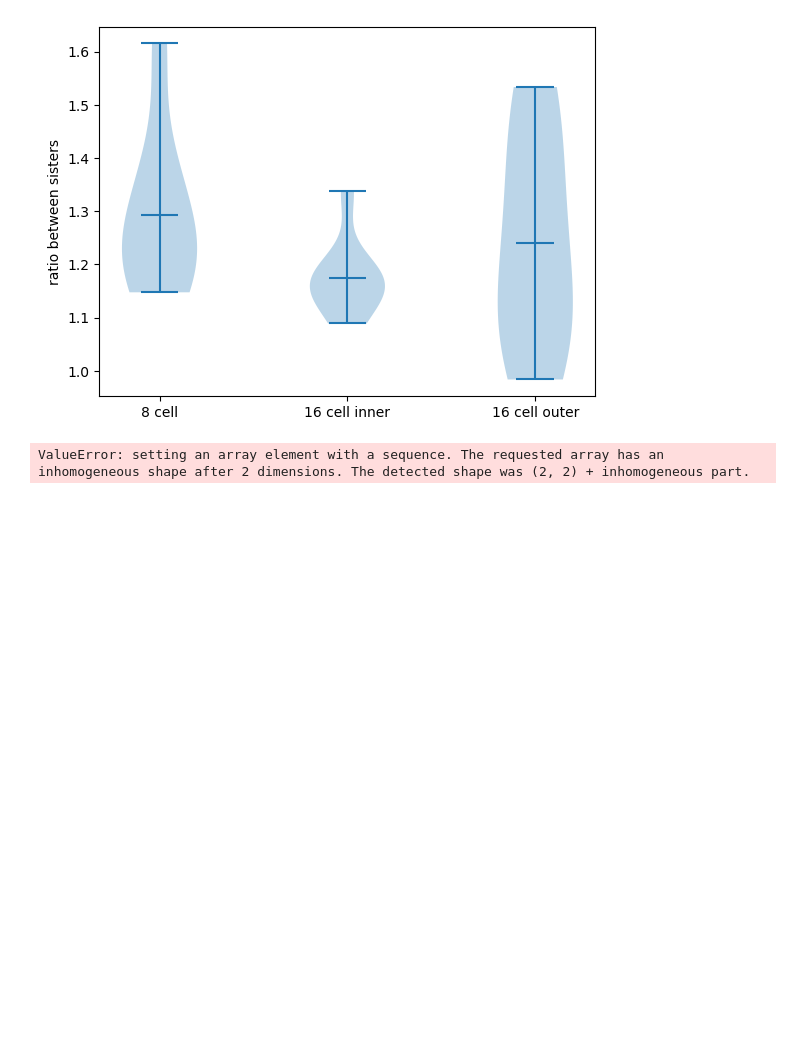
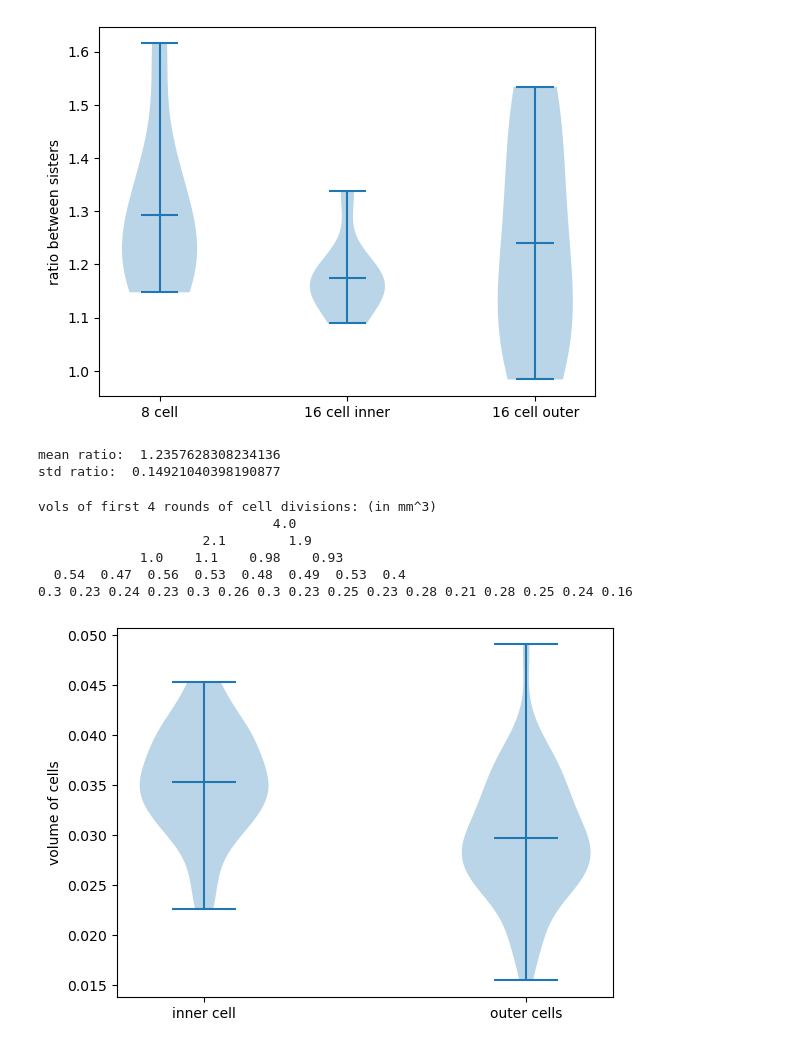
Before and after one commit to Irene-Li/MitoticWaves, a Jupyter notebook: cell_vol.ipynb, the cells around one changed output. Cells and saved outputs as stored; diff of their text form; code cells hidden in the pictures; blank space fills up the shorter version.

Commit message:
add simulations for cell volume

```diff
--- a/cell_vol.ipynb
+++ b/cell_vol.ipynb
@@ -137,6 +137,63 @@ plt.show()
 # %% [output]
 [figure]
 # %%
-m = np.mean()
+flat_ratios = np.concatenate([item for sublist in ratios for item in sublist])
+m_ratio = np.mean(flat_ratios)
+std_ratio = np.std(flat_ratios)
+
+print('mean ratio: ', m_ratio)
+print('std ratio: ', std_ratio)
 # %% [output]
-ValueError: setting an array element with a sequence. The requested array has an inhomogeneous shape after 2 dimensions. The detected shape was (2, 2) + inhomogeneous part.
+mean ratio:  1.2357628308234136
+std ratio:  0.14921040398190877
+# %%
+# generate simulations for 128 cell stage
+
+def find_depth(index):
+    return math.floor(math.log2(index + 1))
+
+def total_cells(depth):
+    return 2**(depth + 1) - 1
+
+
+V = 4.0
+vols = [V] # volume of cells at each stage in a breath first traversal order
+index = 0
+
+total = total_cells(7)
+
+for index in range(128):
+    V = vols[index]
+    n = find_depth(index)
+    m = 1 if n < 3 else m_ratio if n < 5 else 1
+    r = m + np.random.normal(0, std)
+    f1 = r/(1+r)
+    f2 = 1 - f1
+    V1 = f1*V
+    V2 = f2*V
+    vols.extend([V1, V2])
+# %%
+print('vols of first 4 rounds of cell divisions: (in mm^3)')
+print_binary_tree(vols[:total_cells(4)])
+# %% [output]
+vols of first 4 rounds of cell divisions: (in mm^3)
+                              4.0
+                     2.1        1.9
+             1.0    1.1    0.98    0.93
+  0.54  0.47  0.56  0.53  0.48  0.49  0.53  0.4
+0.3 0.23 0.24 0.23 0.3 0.26 0.3 0.23 0.25 0.23 0.28 0.21 0.28 0.25 0.24 0.16
+# %%
+last_round = vols[total_cells(6):]
+
+inner_cells_index = [0b0000, 0b1000, 0b0100, 0b1100]
+
+inner_cells = [v for (i, v) in enumerate(last_round) if (i >> 3) in inner_cells_index]
+outer_cells = [v for (i, v) in enumerate(last_round) if (i >> 3) not in inner_cells_index]
+# %%
+plt.violinplot([inner_cells, outer_cells],
+                showmeans=True, widths=0.4)
+plt.xticks([1, 2], labels=['inner cell', 'outer cells'])
+plt.ylabel('volume of cells')
+plt.show()
+# %% [output]
+[figure, added]
```
